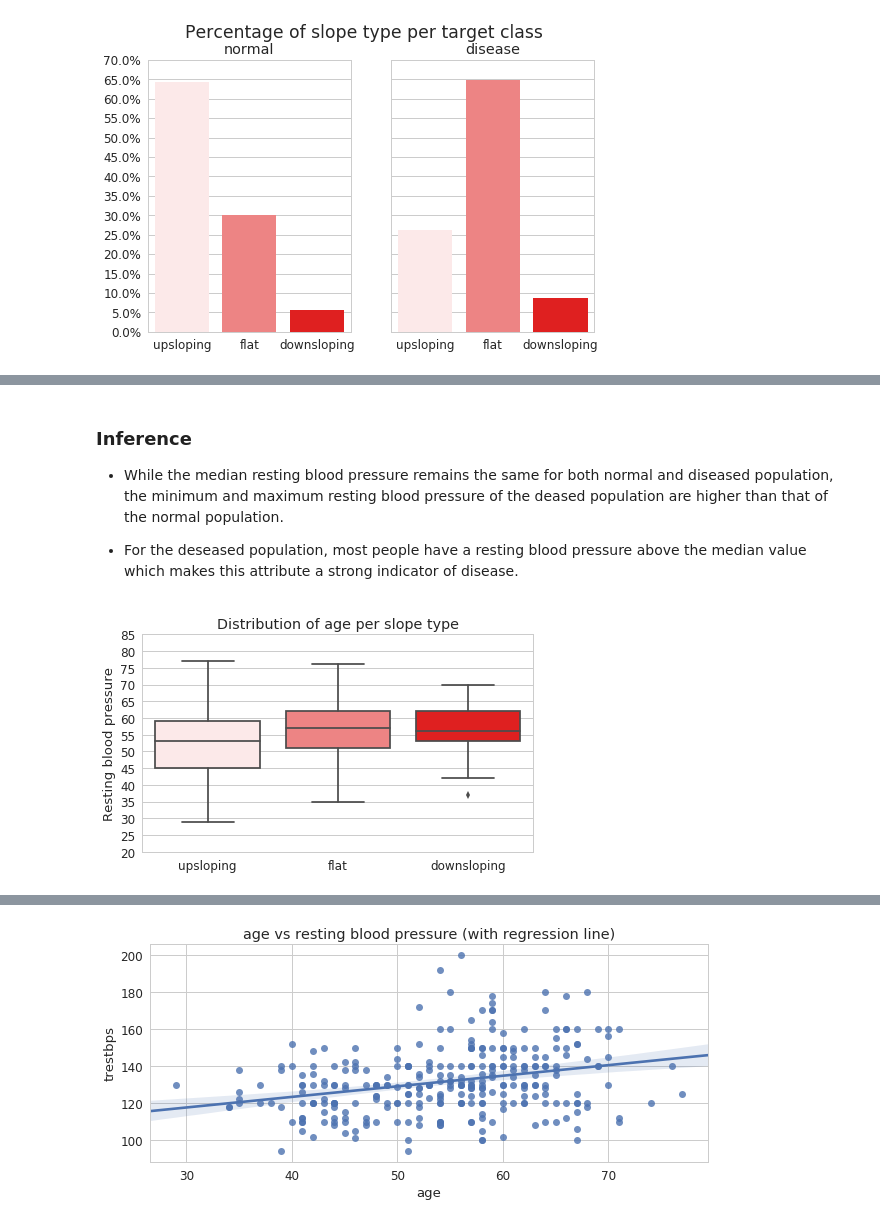
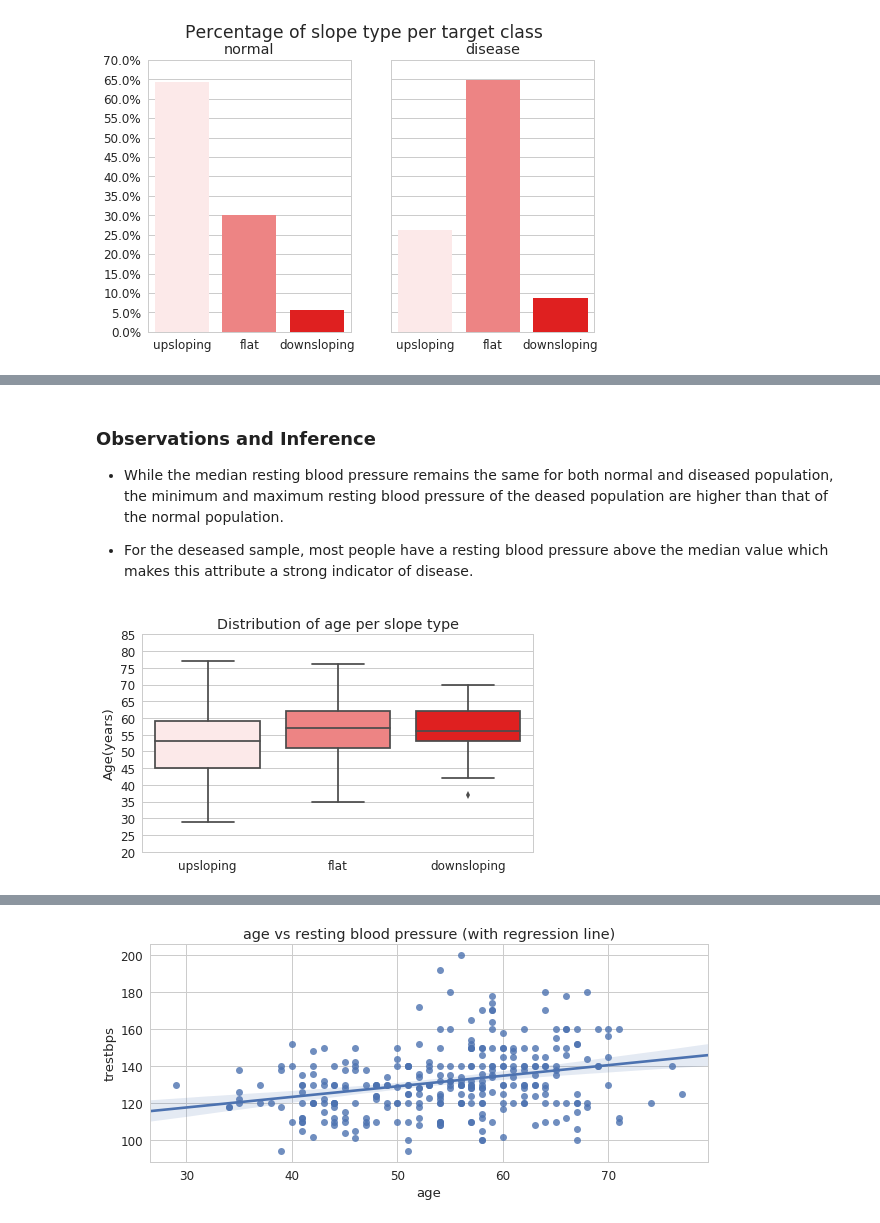
Before and after one commit to Nilabhra/jacobs_da_2017, a Jupyter notebook: assignment_1/assignment1.ipynb, the cells around one changed output, grey strips where cells are left out. Cells and saved outputs as stored; diff of their text form; code cells hidden in the pictures.

```diff
--- a/assignment_1/assignment1.ipynb
+++ b/assignment_1/assignment1.ipynb
@@ -176,6 +180,6 @@ _ = fig.set_yticks(np.arange(80, 210, 10))
 _ = f.add_subplot(fig)
 _ = f.set_size_inches(4, 5)
 _ = fig.set_xlabel('num')
-_ = fig.set_ylabel('Resting blood pressure')
+_ = fig.set_ylabel('Resting blood pressure (mmHg)')
 _ = fig.set_title('Distribution of trestbps per target class')
 # %% [output]
@@ -183,20 +187,20 @@ _ = fig.set_title('Distribution of trestbps per target class')
 # %% [markdown]
-### Inference
+### Observations and Inference
 
 - While the median resting blood pressure remains the same for both normal and diseased population, the minimum  and maximum resting blood pressure of the deased population are higher than that of the normal population.
 
-- For the deseased population, most people have a resting blood pressure above the median value which makes this attribute a strong indicator of disease.
+- For the deseased sample, most people have a resting blood pressure above the median value which makes this attribute a strong indicator of disease.
 # %%
 data['named_slope'] = data['slope'].apply(lambda x: 'upsloping' if x == 1 else
                                           'flat' if x == 2 else 'downsloping')
 f = plt.figure()
 with sns.color_palette(sns.light_palette("red", 3)):
     fig = sns.boxplot(x='named_slope', y='age', data=data, order=['upsloping', 'flat', 'downsloping'])
     _ = fig.set_yticks(np.arange(20, 90, 5))
     _ = f.add_subplot(fig)
     _ = f.set_size_inches(7, 4)
     _ = fig.set_xlabel('')
-    _ = fig.set_ylabel('Resting blood pressure')
+    _ = fig.set_ylabel('Age(years)')
     _ = fig.set_title('Distribution of age per slope type')
 # %% [output]
-[figure, old version]
+[figure, new version]
```
Also changed, not shown: parts of 19 cells of this notebook.
